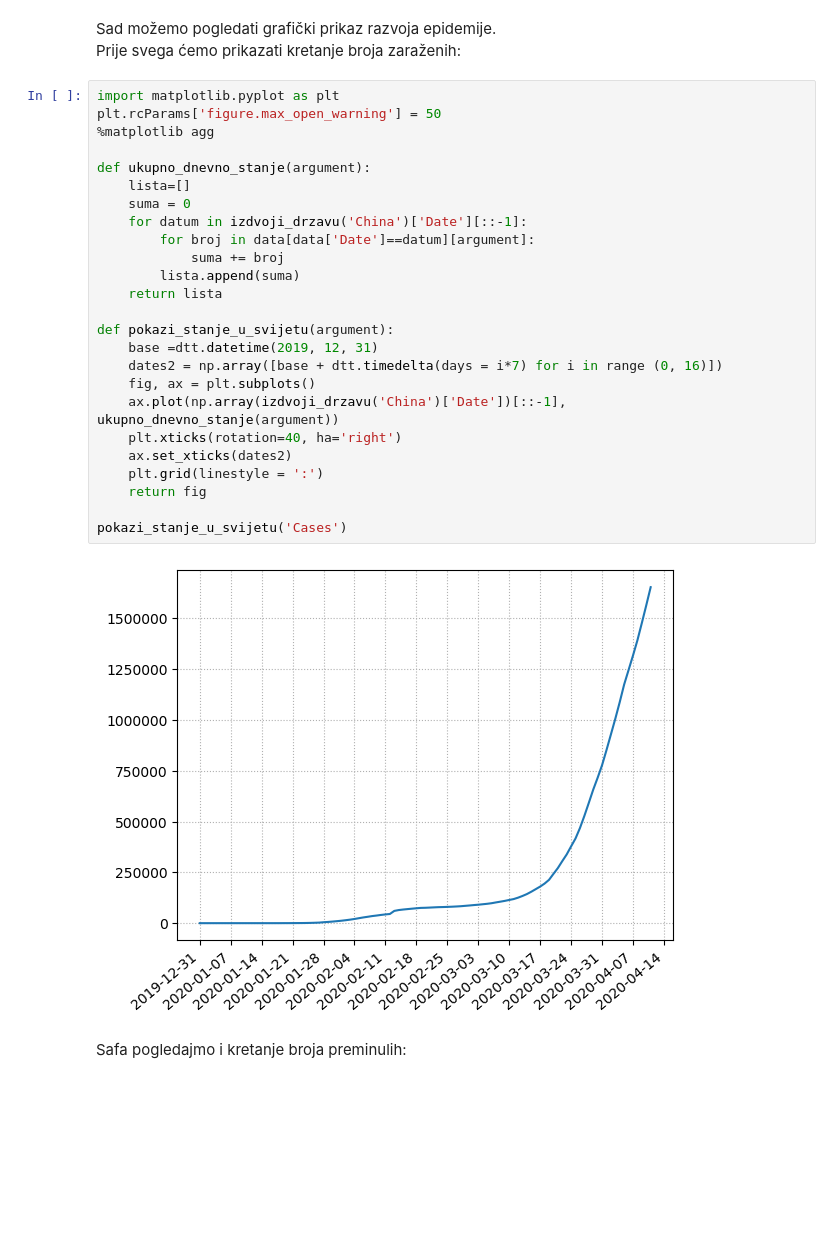
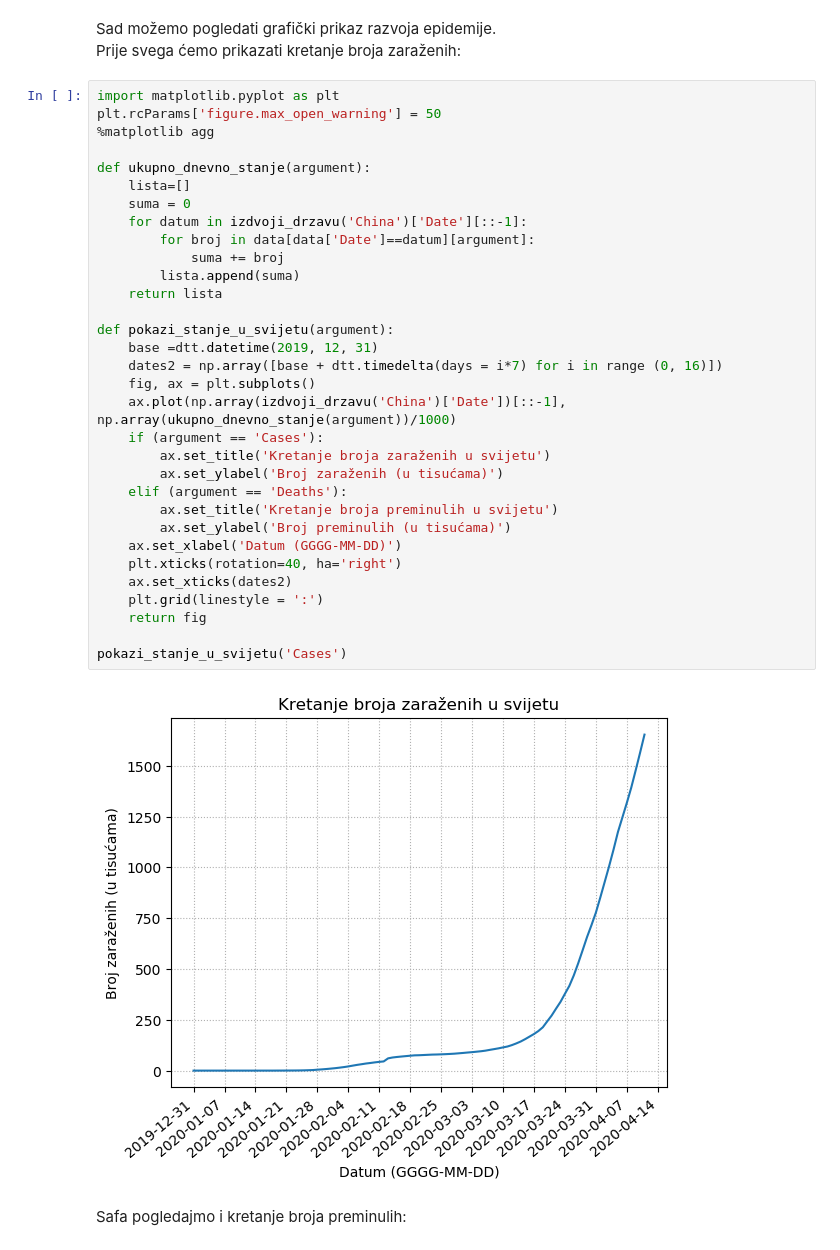
Before and after one commit to dominikmik195/mat_soft, a Jupyter notebook: corona_formal.ipynb, the cells around one changed output. Cells and saved outputs as stored; diff of their text form; blank space fills up the shorter version.

```diff
--- a/corona_formal.ipynb
+++ b/corona_formal.ipynb
@@ -61,30 +61,37 @@ Prije svega ćemo prikazati kretanje broja zaraženih:
 # %%
 import matplotlib.pyplot as plt
 plt.rcParams['figure.max_open_warning'] = 50
 %matplotlib agg
 
 def ukupno_dnevno_stanje(argument):
     lista=[]
     suma = 0
     for datum in izdvoji_drzavu('China')['Date'][::-1]:
         for broj in data[data['Date']==datum][argument]:
             suma += broj
         lista.append(suma)
     return lista
 
 def pokazi_stanje_u_svijetu(argument):
     base =dtt.datetime(2019, 12, 31)
     dates2 = np.array([base + dtt.timedelta(days = i*7) for i in range (0, 16)])
     fig, ax = plt.subplots()
-    ax.plot(np.array(izdvoji_drzavu('China')['Date'])[::-1], ukupno_dnevno_stanje(argument))
+    ax.plot(np.array(izdvoji_drzavu('China')['Date'])[::-1], np.array(ukupno_dnevno_stanje(argument))/1000)
+    if (argument == 'Cases'):
+        ax.set_title('Kretanje broja zaraženih u svijetu')
+        ax.set_ylabel('Broj zaraženih (u tisućama)')
+    elif (argument == 'Deaths'):
+        ax.set_title('Kretanje broja preminulih u svijetu')
+        ax.set_ylabel('Broj preminulih (u tisućama)')
+    ax.set_xlabel('Datum (GGGG-MM-DD)')
     plt.xticks(rotation=40, ha='right')
     ax.set_xticks(dates2)
     plt.grid(linestyle = ':')
     return fig
 
 pokazi_stanje_u_svijetu('Cases')
 # %% [output]
-[figure, old version]
+[figure, new version]
 # %% [markdown]
 Safa pogledajmo i kretanje broja preminulih:
 # %%
```
Also changed, not shown: parts of 15 cells of this notebook, 2 other files.
